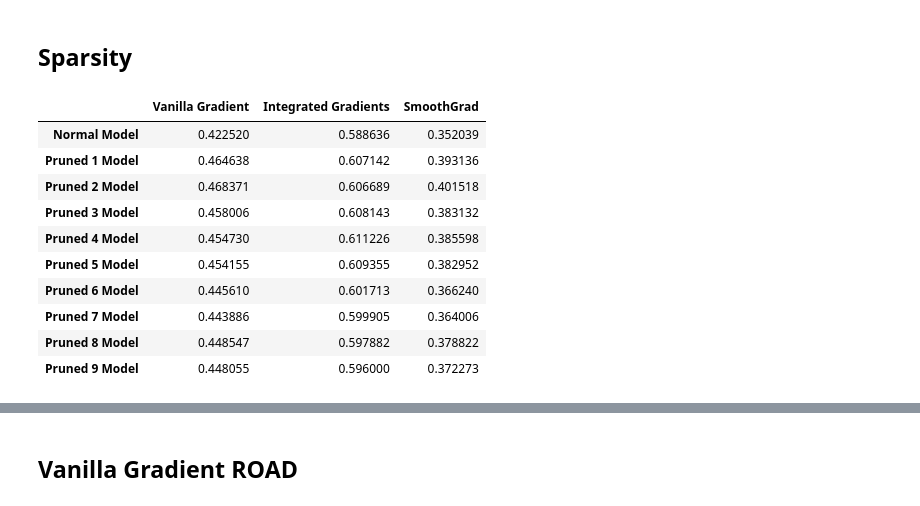
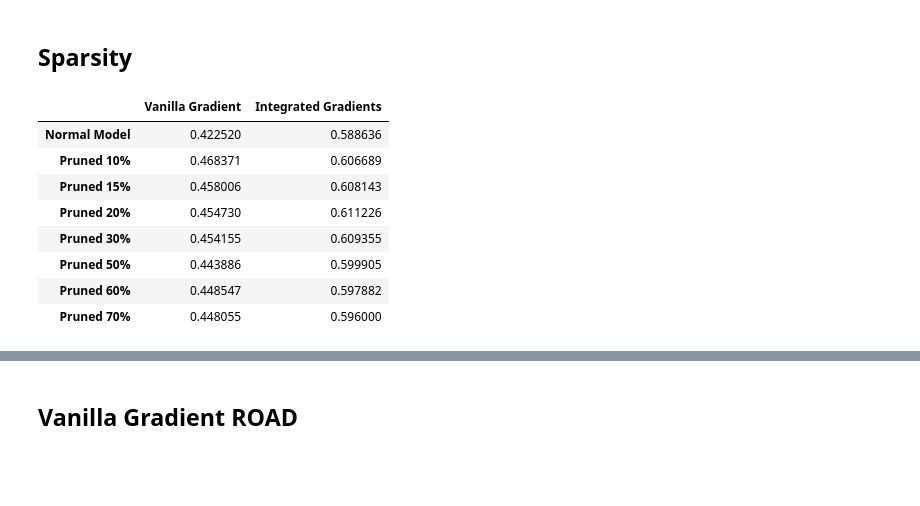
Before and after one commit to sanishsuwal7/NeuripsPruning, a Jupyter notebook: code/saliency.ipynb, the cells around one changed output, grey strips where cells are left out. Cells and saved outputs as stored; diff of their text form; code cells hidden in the pictures; blank space fills up the shorter version.

```diff
--- a/code/saliency.ipynb
+++ b/code/saliency.ipynb
@@ -516,29 +553,50 @@ prune_9_sparse_smooth = 0.3722728643213538
+# %%
+normal_sparse_saliency = 0.4225200890204471
+normal_sparse_ig = 0.5886364333326195
+
+prune_10_sparse_saliency = 0.46837122128811204
+prune_10_sparse_ig = 0.6066886995654848
+
+prune_15_sparse_saliency =0.4580060560186745
+prune_15_sparse_ig =0.6081427072268425
+
+prune_20_sparse_saliency = 0.45473032477062864
+prune_20_sparse_ig = 0.6112264423854529
+
+prune_30_sparse_saliency = 0.4541549643816636
+prune_30_sparse_ig = 0.6093546384460925
+
+prune_50_sparse_saliency =0.44388624278818267
+prune_50_sparse_ig = 0.5999048563523421
+
+prune_60_sparse_saliency = 0.4485468770764859
+prune_60_sparse_ig = 0.5978818542489692
+
+prune_70_sparse_saliency = 0.4480548349520132
+prune_70_sparse_ig = 0.595999840949814
 # %%
-vanilla_gradient = [normal_sparse_saliency, prune_1_sparse_saliency, prune_2_sparse_saliency, prune_3_sparse_saliency, prune_4_sparse_saliency, prune_5_sparse_saliency, prune_6_sparse_saliency,prune_7_sparse_saliency ,prune_8_sparse_saliency,prune_9_sparse_saliency ]
-integrated_gradients = [normal_sparse_ig, prune_1_sparse_ig, prune_2_sparse_ig, prune_3_sparse_ig, prune_4_sparse_ig,prune_5_sparse_ig  ,prune_6_sparse_ig,prune_7_sparse_ig , prune_8_sparse_ig,prune_9_sparse_ig ]
-smoothgrad = [normal_sparse_smooth, prune_1_sparse_smooth, prune_2_sparse_smooth, prune_3_sparse_smooth, prune_4_sparse_smooth,prune_5_sparse_smooth , prune_6_sparse_smooth,prune_7_sparse_smooth ,prune_8_sparse_smooth ,prune_9_sparse_smooth]
+vanilla_gradient = [normal_sparse_saliency, prune_10_sparse_saliency, prune_15_sparse_saliency, prune_20_sparse_saliency, prune_30_sparse_saliency, prune_50_sparse_saliency, prune_60_sparse_saliency,prune_70_sparse_saliency ]
+integrated_gradients = [normal_sparse_ig, prune_10_sparse_ig, prune_15_sparse_ig, prune_20_sparse_ig, prune_30_sparse_ig, prune_50_sparse_ig, prune_60_sparse_ig,prune_70_sparse_ig ]
+# smoothgrad = [normal_sparse_smooth, prune_1_sparse_smooth, prune_2_sparse_smooth, prune_3_sparse_smooth, prune_4_sparse_smooth,prune_5_sparse_smooth , prune_6_sparse_smooth,prune_7_sparse_smooth ,prune_8_sparse_smooth ,prune_9_sparse_smooth]
 
-row_labels = ["Normal Model", "Pruned 1 Model", "Pruned 2 Model", "Pruned 3 Model", "Pruned 4 Model","Pruned 5 Model", "Pruned 6 Model", "Pruned 7 Model","Pruned 8 Model", "Pruned 9 Model"]
+row_labels = ["Normal Model", "Pruned 10%", "Pruned 15%", "Pruned 20%", "Pruned 30%","Pruned 50%", "Pruned 60%", "Pruned 70%"]
 
 data = {
     "Vanilla Gradient": vanilla_gradient,
-    "Integrated Gradients": integrated_gradients,
-    "SmoothGrad": smoothgrad
+    "Integrated Gradients": integrated_gradients
 }
 
 df = pd.DataFrame(data, index = row_labels)
 
 df.style.set_table_styles(
     [{'selector': 'th, td', 'props': [('border', '1px solid black')]}])
 # %% [output]
-|  | Vanilla Gradient | Integrated Gradients | SmoothGrad |
-| Normal Model | 0.422520 | 0.588636 | 0.352039 |
-| Pruned 1 Model | 0.464638 | 0.607142 | 0.393136 |
-| Pruned 2 Model | 0.468371 | 0.606689 | 0.401518 |
-| Pruned 3 Model | 0.458006 | 0.608143 | 0.383132 |
-| Pruned 4 Model | 0.454730 | 0.611226 | 0.385598 |
-| Pruned 5 Model | 0.454155 | 0.609355 | 0.382952 |
-| Pruned 6 Model | 0.445610 | 0.601713 | 0.366240 |
-| Pruned 7 Model | 0.443886 | 0.599905 | 0.364006 |
-| Pruned 8 Model | 0.448547 | 0.597882 | 0.378822 |
-| Pruned 9 Model | 0.448055 | 0.596000 | 0.372273 |
+|  | Vanilla Gradient | Integrated Gradients |
+| Normal Model | 0.422520 | 0.588636 |
+| Pruned 10% | 0.468371 | 0.606689 |
+| Pruned 15% | 0.458006 | 0.608143 |
+| Pruned 20% | 0.454730 | 0.611226 |
+| Pruned 30% | 0.454155 | 0.609355 |
+| Pruned 50% | 0.443886 | 0.599905 |
+| Pruned 60% | 0.448547 | 0.597882 |
+| Pruned 70% | 0.448055 | 0.596000 |
```
Also changed, not shown: parts of 19 cells of this notebook, 13 other files.
